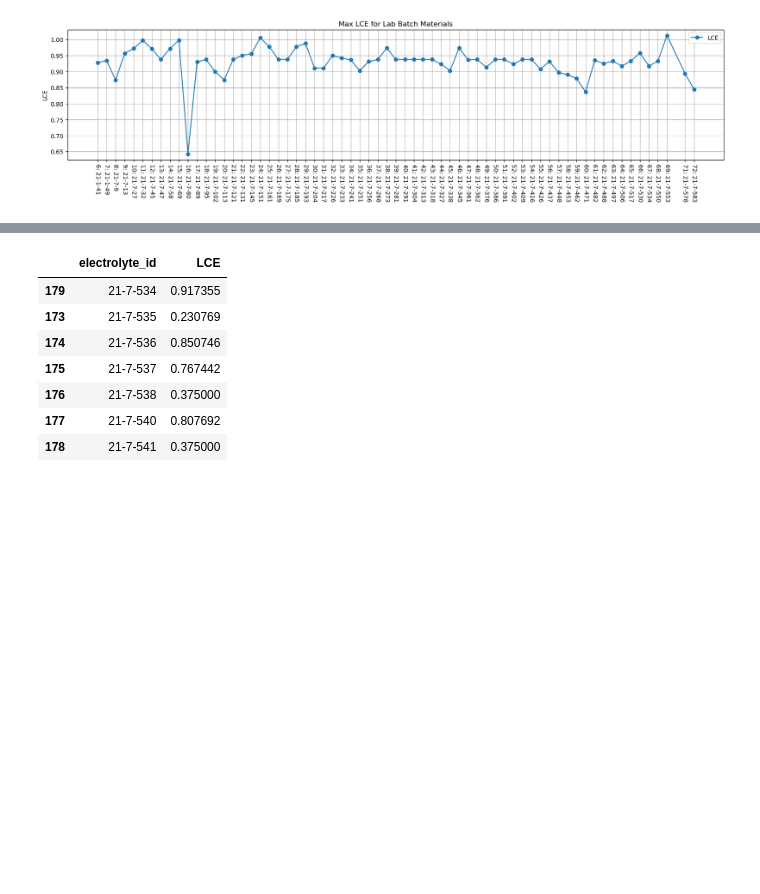
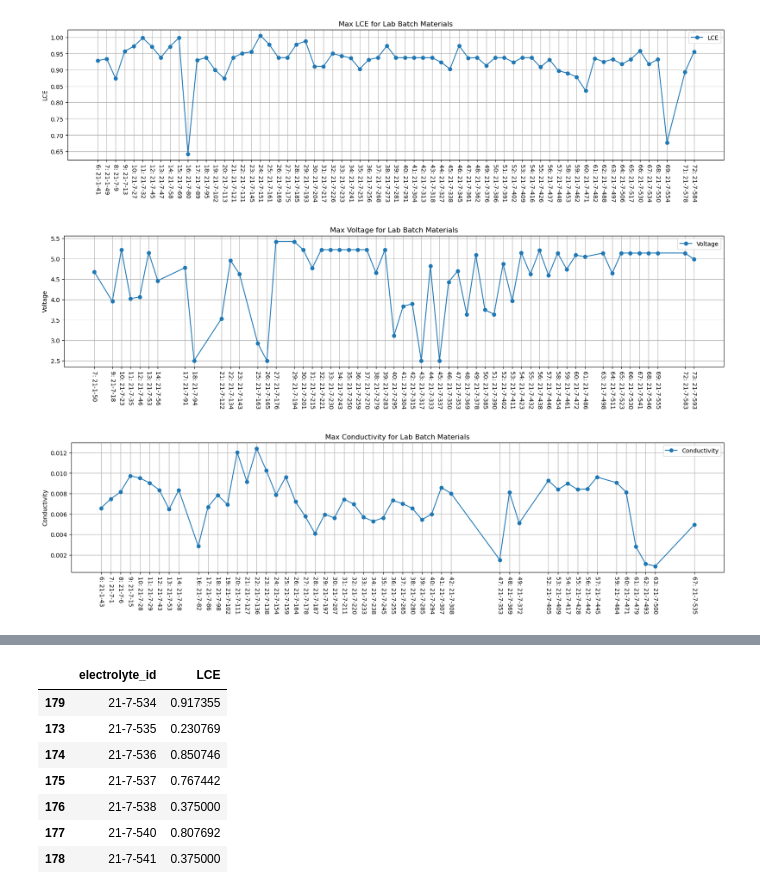
Before and after one commit to zleung9/bo-electrolyte, a Jupyter notebook: notebooks/lce_analysis.ipynb, the cells around one changed output, grey strips where cells are left out. Drawn from its saved outputs; the diff is of its cells as text; code cells hidden in the pictures; blank space fills up the shorter version.

Commit message:
Create a note book that can batch process weekly update plots.

```diff
--- a/notebooks/lce_analysis.ipynb
+++ b/notebooks/lce_analysis.ipynb
@@ -21,6 +22,3 @@ df = db.pull(table="Liquid Master Table")
 ds_lm = LiquidMasterDataSet(df)
 ds_lm.map_names()
 ds_lm.normalize_components(by="total_mass(g)", inplace=True)
-# %%
-df = ds_lm.dataframe
-target = "LCE"
@@ -27,28 +41,33 @@ target = "LCE"
 # %%
-indices_batch_max = []
-problematic_batches = []
-for batch, indices in df.groupby("lab_batch").groups.items():
-    index_batch_max = df.loc[indices, target].idxmax()
-    if not np.isnan(index_batch_max):
-        indices_batch_max.append(index_batch_max)
-    else:
-        problematic_batches.append(batch)
-df_ = df.loc[indices_batch_max, ["lab_batch", "Electrolyte ID", target]]
+df = ds_lm.dataframe
+for target in ["LCE", "Voltage", "Conductivity"]:
+
+    indices_batch_max = []
+    problematic_batches = []
+    for batch, indices in df.groupby("lab_batch").groups.items():
+        index_batch_max = df.loc[indices, target].idxmax()
+        if not np.isnan(index_batch_max):
+            indices_batch_max.append(index_batch_max)
+        else:
+            problematic_batches.append(batch)
+    df_ = df.loc[indices_batch_max, ["lab_batch", "Electrolyte ID", target]]
+
+    fig, ax = plt.subplots(figsize=(20,4))
+    df_.plot(x="lab_batch", y=target, marker="o", ax=ax)
+    ax.set_xticks(df_["lab_batch"])
+    ticks = list(map(lambda x: str(int(x[0])) + ": " + x[1], df_.loc[:, ["lab_batch","Electrolyte ID"]].to_numpy()))
+    ax.set_xticklabels(ticks, rotation=-90, ha="center", va="top")
+    # if target == "LCE":
+    #     ax.set_ylim([-0.1, 1.1])
+    ax.set_xlabel("")
+    ax.set_title(f"Max {target} for Lab Batch Materials")
+    ax.set_ylabel(target)
+    ax.legend()
+    ax.grid(1)
+# %% [output]
+[figure, added]
+[figure, added]
+[figure, added]
-# %%
-fig, ax = plt.subplots(figsize=(20,4))
-df_.plot(x="lab_batch", y=target, marker="o", ax=ax)
-ax.set_xticks(df_["lab_batch"])
-ticks = list(map(lambda x: str(int(x[0])) + ": " + x[1], df_.loc[:, ["lab_batch","Electrolyte ID"]].to_numpy()))
-ax.set_xticklabels(ticks, rotation=-90, ha="center", va="top")
-# if target == "LCE":
-#     ax.set_ylim([-0.1, 1.1])
-ax.set_xlabel("")
-ax.set_title(f"Max {target} for Lab Batch Materials")
-ax.set_ylabel(target)
-ax.legend()
-ax.grid(1)
-# %% [output]
-[figure, removed]
 # %%
 df_ = ds_lm.dataframe.dropna(subset=["LCE", "Predicted LCE"])
 df_["id"] = df["Electrolyte ID"].str.replace("-", "").astype(int)
```
Also changed, not shown: parts of 9 cells of this notebook.
